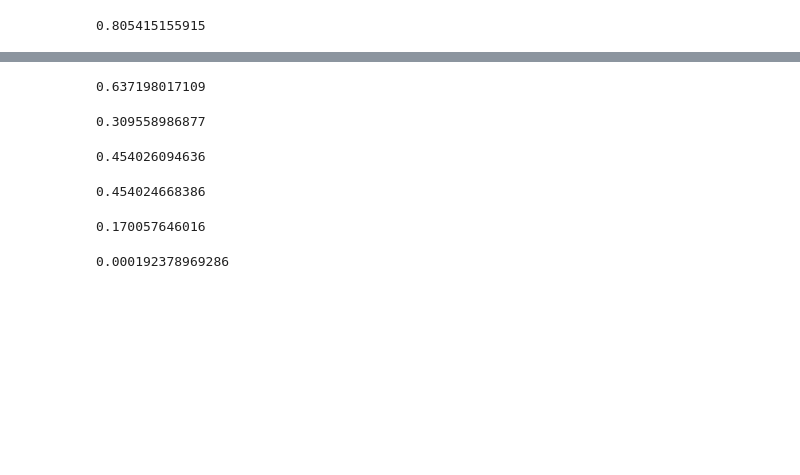
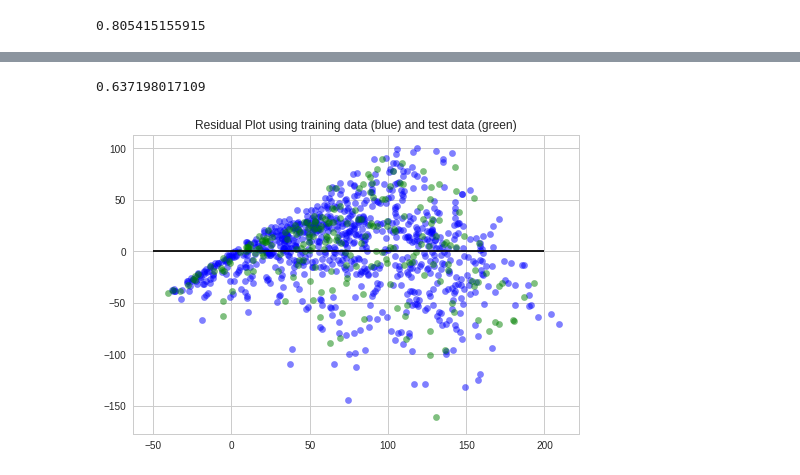
Before and after one commit to perthi/deep-learning, a Jupyter notebook: may.12th.ipynb, the cells around one changed output, grey strips where cells are left out. Drawn from its saved outputs; the diff is of its cells as text; code cells hidden in the pictures; blank space fills up the shorter version.

```diff
--- a/may.12th.ipynb
+++ b/may.12th.ipynb
@@ -133,34 +133,14 @@ plt.show()
 # %%
 lm.fit(x1x2_train,y_train)
 print ( lm.score(x1x2_train, y_train) )
 #Vi gjør det bare litt dårliger når vi dropper x3, grunne er at x3 er sterk korrelert med x2
+plt.scatter(lm.predict(x1x2_train), lm.predict(x1x2_train) - y_train, c='b', s=40, alpha=0.5)
+plt.scatter(lm.predict(x1x2_val), lm.predict(x1x2_val) - y_val, c='g', s=40, alpha=0.5)
+plt.hlines(y=0, xmin=-50, xmax=200)
+plt.title('Residual Plot using training data (blue) and test data (green)')
+
+plt.show()
 # %% [output]
 0.637198017109
+[figure, added]
-# %%
-lm.fit(x2x3_train,y_train)
-print ( lm.score(x2x3_train, y_train) )
-# %% [output]
-0.309558986877
-# %%
-lm.fit(x1x3_train,y_train)
-print ( lm.score(x1x3_train, y_train) )
-# %% [output]
-0.454026094636
-# %%
-y_train_reshaped = y_train;
-y_train_reshaped.values.reshape(-1,1)
-lm.fit(x1_train.values.reshape(-1,1),y_train_reshaped  )
-print ( lm.score(x1_train.values.reshape(-1,1),  y_train_reshaped  ))
-# %% [output]
-0.454024668386
-# %%
-lm.fit(x2_train.values.reshape(-1,1), y_train.values.reshape(-1,1) )
-print ( lm.score(x2_train.values.reshape(-1,1), y_train_reshaped  ))
-# %% [output]
-0.170057646016
-# %%
-lm.fit(x3_train.values.reshape(-1,1), y_train.values.reshape(-1,1) )
-print ( lm.score(x3_train.values.reshape(-1,1), y_train_reshaped  ))
-# %% [output]
-0.000192378969286
 # %%
```
Also changed, not shown: parts of 6 cells of this notebook.
